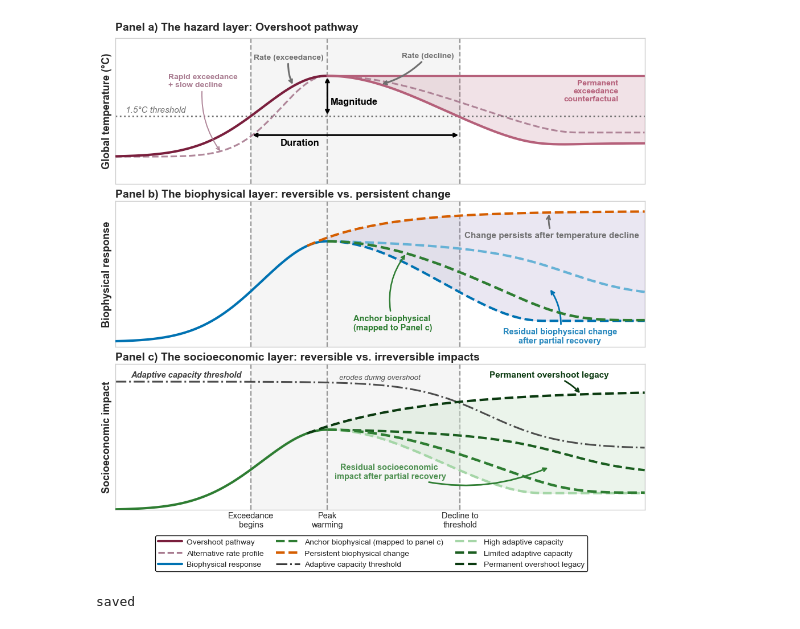
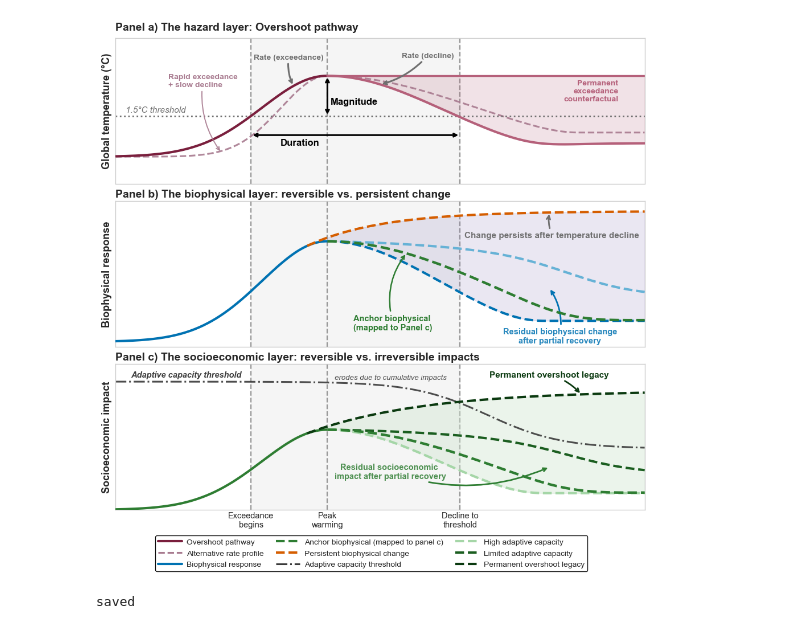
Before and after one commit to AlKhourdajie/Overshoot_irreversible_socioeconomic_impacts, a Jupyter notebook: Figure_1.ipynb, the cells around one changed output. Saved outputs shown, nothing was run; the diff lists cells and outputs as text; code cells hidden in the pictures.

Commit message:
Update Figure 1

```diff
--- a/Figure_1.ipynb
+++ b/Figure_1.ipynb
@@ -321,8 +321,8 @@ ax3.text(3, adaptive_threshold_imp[np.abs(t - 3).argmin()] + 0.03,
          fontweight='bold', style='italic')
 
 #'erodes during overshoot'
-ax3.text(50, adaptive_threshold_imp[np.abs(t - 82).argmin()] +0.4,
-         'erodes during overshoot', fontsize=9.5, color=COL_THRESHOLD,
+ax3.text(52, adaptive_threshold_imp[np.abs(t - 82).argmin()] +0.4,
+         'erodes due to cumulative impacts', fontsize=9.5, color=COL_THRESHOLD,
          style='italic', ha='center', alpha=0.9)
 
 
@@ -370,32 +370,32 @@ legend_handles = [
     Line2D([0], [0], color=COL_ANCHOR_GREEN, linewidth=3, linestyle='--'),
     Line2D([0], [0], color=COL_UPPER, linewidth=3, linestyle='--'),
     Line2D([0], [0], color=COL_THRESHOLD, linewidth=2.2, linestyle='-.'),
     Line2D([0], [0], color=COL_C_FAST, linewidth=3, linestyle='--'),
     Line2D([0], [0], color=COL_C_NOCONV, linewidth=3, linestyle='--'),
     Line2D([0], [0], color=COL_C_IRREV, linewidth=3, linestyle='--'),
 ]
 legend_labels = [
     'Overshoot pathway',
     'Alternative rate profile',
     'Biophysical response',
     'Anchor biophysical (mapped to panel c)',
     'Persistent biophysical change',
     'Adaptive capacity threshold',
     'High adaptive capacity',
     'Limited adaptive capacity',
     'Permanent overshoot legacy',
 ]
 leg = fig.legend(legend_handles, legend_labels, loc='lower center',
                  bbox_to_anchor=(0.5, 0.06), ncol=3, frameon=True, fontsize=10,
                  framealpha=0.95, edgecolor='black',
                  columnspacing=1.5, handlelength=3.0, handletextpad=0.6)
 leg.get_frame().set_linewidth(1.0)
 
 plt.savefig('figure1.png', dpi=800, bbox_inches='tight')
 plt.show()
 plt.close(fig)
 
 print("saved")
 # %% [output]
-[figure, old version]
+[figure, new version]
 saved
```
Also changed, not shown: 1 other file.
